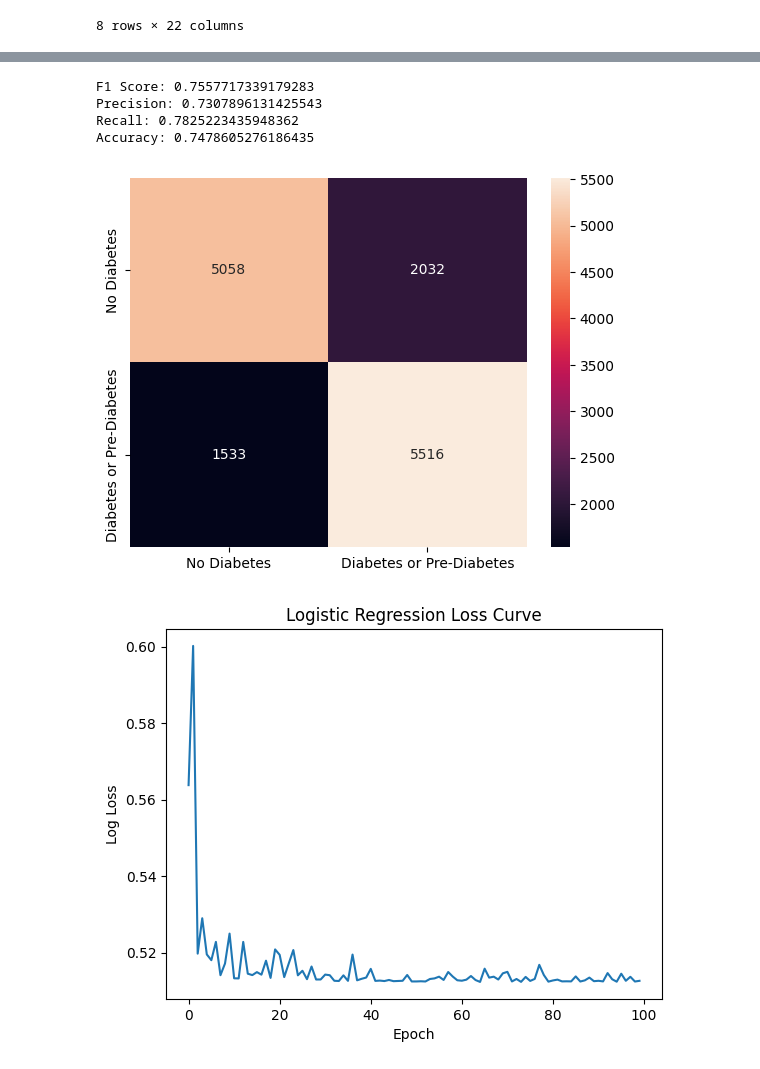
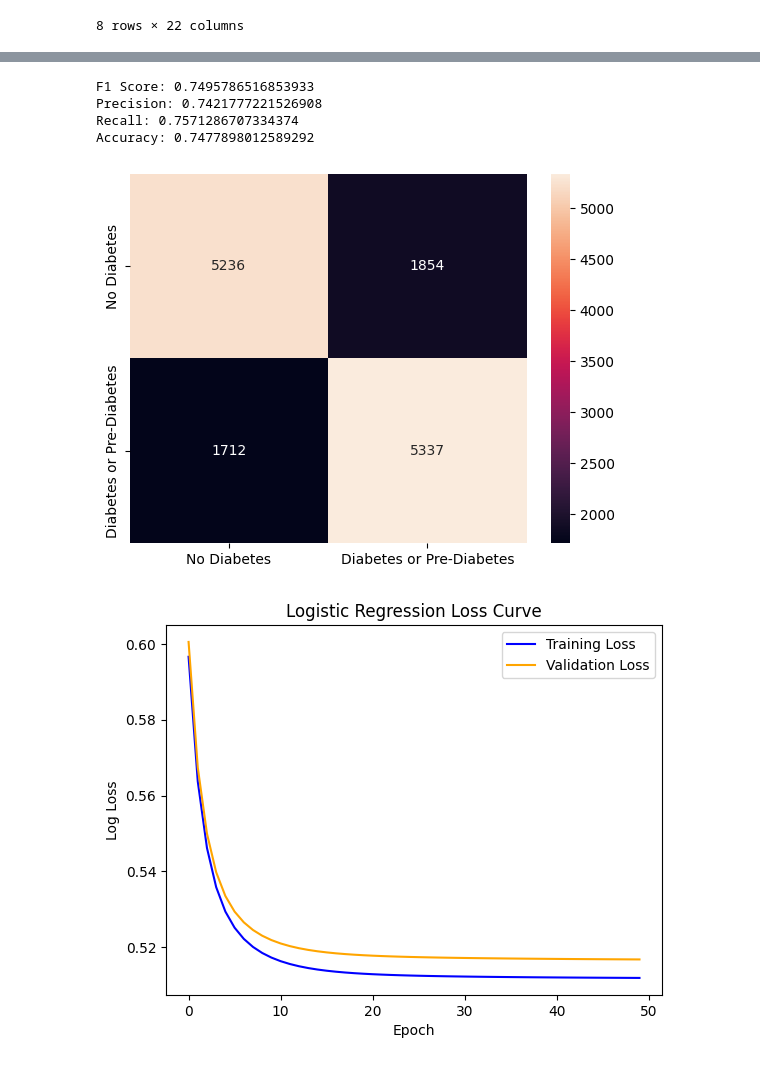
Before and after one commit to sean-dev224/machineLearningFinalProject, a Jupyter notebook: implementation.ipynb, the cells around one changed output, grey strips where cells are left out. Saved outputs shown, nothing was run; the diff lists cells and outputs as text; code cells hidden in the pictures.

```diff
--- a/implementation.ipynb
+++ b/implementation.ipynb
@@ -30,6 +30,7 @@ X = df.drop(columns=['Diabetes_binary'])
 y = df['Diabetes_binary']
 
 X_train, X_test, y_train, y_test = train_test_split(X, y, test_size=0.2, random_state=42)
+X_train, X_vld, y_train, y_vld = train_test_split(X_train, y_train, train_size=0.8, random_state=42)
 
 #standardize nonbinary features
 binary_features = ['HighBP', 'HighChol', 'CholCheck', 'Smoker', 'Stroke', 'HeartDiseaseorAttack', 'PhysActivity', 'Fruits', 'Veggies', 'HvyAlcoholConsump', 'AnyHealthcare', 'NoDocbcCost', 'DiffWalk', 'Sex']
@@ -42,6 +43,7 @@ ct = ColumnTransformer(
 
 X_train = ct.fit_transform(X_train)
 X_test = ct.transform(X_test)
+X_vld = ct.transform(X_vld)
 
 print(pd.DataFrame(X_train).describe())
 # %% [output]
@@ -97,6 +99,18 @@ def display_statistics(y: np.ndarray, y_hat: np.ndarray):
 # %%
 from sklearn.neighbors import KNeighborsClassifier
 
+ks = [1, 10, 25, 50, 100, 200, 1000, 2000]
+
+print("F1 Scores:")
+for k in ks:
+    knn = KNeighborsClassifier(n_neighbors=k)
+    knn.fit(X_train, y_train)
+
+    y_hat = knn.predict(X_test)
+
+    print(f"{k} Neighbors: {f1_score(np.array(y_test), y_hat)}")
+
+print("\n\n---- Optimal: K = 100 ----")
 knn = KNeighborsClassifier(n_neighbors=100)
 knn.fit(X_train, y_train)
 
@@ -111,32 +137,42 @@ Accuracy: 0.7475776221797864
 # %%
 from sklearn.linear_model import SGDClassifier
 from sklearn.metrics import log_loss
 import matplotlib.pyplot as plt
 
-lr = SGDClassifier(loss="log_loss", max_iter=1, warm_start=True)
-losses = []
+lr = SGDClassifier(loss="log_loss", max_iter=1, warm_start=True, alpha=0.0001, random_state=42)
+epochs = 50
+train_losses = []
+vld_losses = []
 
 # initialize with partial_fit
 lr.partial_fit(X_train, y_train, classes=np.unique(y_train))
 
-for i in range(100):
+for i in range(epochs):
     lr.partial_fit(X_train, y_train)
-    y_proba = lr.predict_proba(X_train)
-    losses.append(log_loss(y_train, y_proba))
+
+    y_train_proba = lr.predict_proba(X_train)
+    train_losses.append(log_loss(y_train, y_train_proba))
+
+    y_vld_proba = lr.predict_proba(X_vld)
+    vld_losses.append(log_loss(y_vld, y_vld_proba))
+
+
 
 y_hat = lr.predict(X_test)
 display_statistics(np.array(y_test), y_hat)
 plt.show()
 
-plt.plot(losses)
+plt.plot(np.arange(epochs), train_losses, label="Training Loss", color="blue")
+plt.plot(np.arange(epochs), vld_losses, label="Validation Loss", color="orange")
 plt.xlabel("Epoch")
 plt.ylabel("Log Loss")
 plt.title("Logistic Regression Loss Curve")
+plt.legend()
 plt.show()
 # %% [output]
-F1 Score: 0.7557717339179283
-Precision: 0.7307896131425543
-Recall: 0.7825223435948362
-Accuracy: 0.7478605276186435
+F1 Score: 0.7495786516853933
+Precision: 0.7421777221526908
+Recall: 0.7571286707334374
+Accuracy: 0.7477898012589292
-[figure, old version]
+[figure, new version]
-[figure, old version]
+[figure, new version]
```
Also changed, not shown: parts of 2 cells of this notebook, 1 other file.
